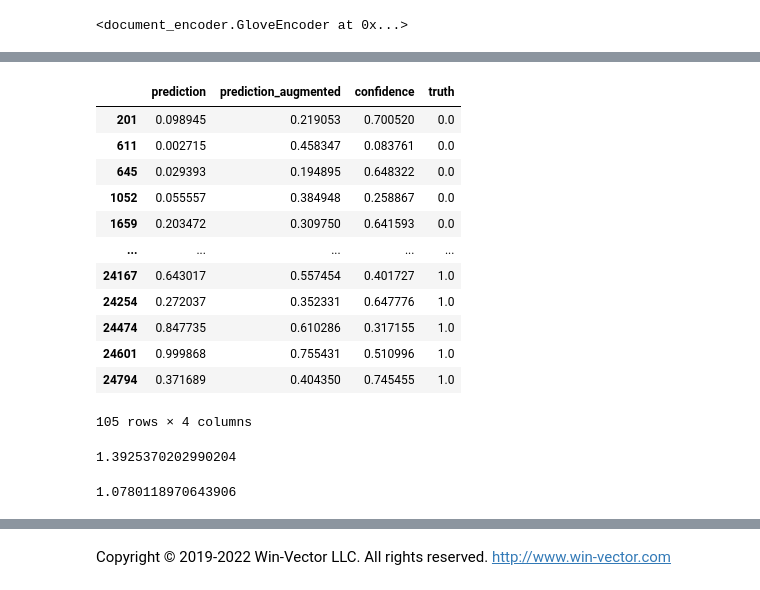
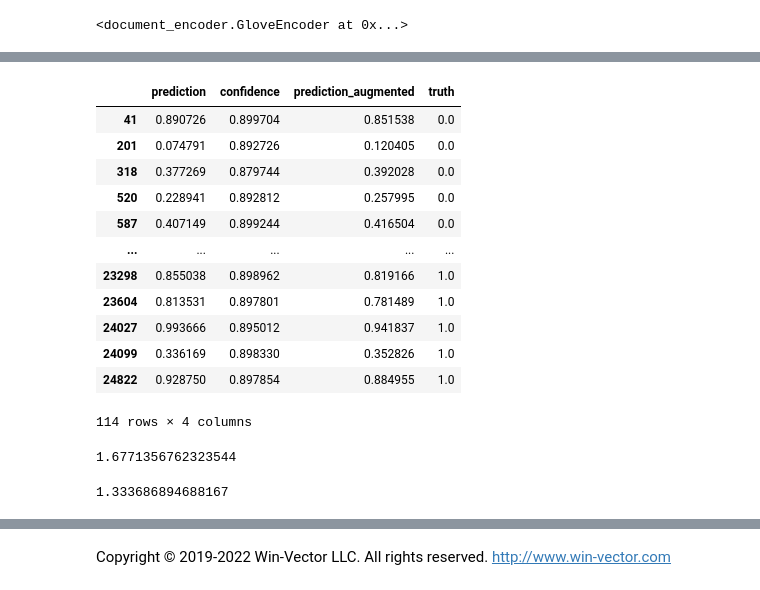
Before and after one commit to WinVector/ATasteOfDataScience, a Jupyter notebook: 03_Augment/IMDB_sentiment_aug.ipynb, the cells around one changed output, grey strips where cells are left out. Cells and saved outputs as stored; diff of their text form; code cells hidden in the pictures.

```diff
--- a/03_Augment/IMDB_sentiment_aug.ipynb
+++ b/03_Augment/IMDB_sentiment_aug.ipynb
@@ -80,8 +80,8 @@ encode_dim = encoder.encode_text("this is an example text", k=k).shape[0]
 def mk_model():
     """
     This is an augmented logistic model.
-    It predicts a 2-vector.
-    [p_class, p_class_augmented]
+    It predicts a 4-vector.
+    [p_class, certainty, uncertainty, p_class_augmented]
     The augmentation is, smoothing to 0.5 by the degree of ambiguousness
     """
     input_layer = Input(shape=(encode_dim, ), name='inputs')
@@ -94,7 +94,7 @@ def mk_model():
     mix_logistic_layer = Softmax(name='mix_logistic_layer')(mix_link_layer)
     mix_combined = Multiply(name='mix_combined')([signals_layer, mix_logistic_layer])
     mix_sum = Dense(1, name='mix_sum')(mix_combined)
-    result_layer = Concatenate(name='result_layer')([model0_logistic_layer, mix_sum])
+    result_layer = Concatenate(name='result_layer')([model0_logistic_layer, mix_logistic_layer, mix_sum])
     # https://keras.io/api/models/model/
     logistic_model = Model(input_layer, result_layer)
     # max sum add with weight 1 and no bias
@@ -107,7 +107,6 @@ def mk_model():
     logistic_model.compile(
         optimizer='rmsprop',
         loss='binary_crossentropy')
-
     return logistic_model
 
 logistic_model = mk_model()
@@ -136,9 +135,10 @@ To enable them in other operations, rebuild TensorFlow with the appropriate comp
 # training hyper-parameters
 # often searching, on simulated out of sample data,
 # for good values of these can impove model quality.
-epochs=200
-batch_size=512
-validation_split=0.2
+epochs = 200
+batch_size = 512
+validation_split = 0.2
+assumed_confidence = 0.9
 # %%
 # shuffle rows of training data in case neural net batching takes in ordered chunks
 permutation = numpy.random.choice(len(train_data.data), size=len(train_data.data), replace=False)
@@ -149,7 +149,7 @@ train_target_shuffled = [train_data.target[i] for i in permutation]
 # do the training on our first model, all the data
 history_big = logistic_model.fit(
     encoder.transform(train_data_shuffled),
-    numpy.asarray([[v, v] for v in train_target_shuffled]),
+    numpy.asarray([[v, assumed_confidence, 1.0 - assumed_confidence, v] for v in train_target_shuffled]),
     epochs=epochs,
     batch_size=batch_size,
     validation_split=validation_split)
@@ -175,7 +165,8 @@ array([[0.01410657, 0.03531567],
 # %%
 pred_test_frame = pandas.DataFrame(pred_test).copy()
-pred_test_frame.columns = ['prediction', 'prediction_augmented']
-pred_test_frame['confidence'] = (pred_test_frame['prediction_augmented'] - 0.5) / (pred_test_frame['prediction'] - 0.5)
+pred_test_frame.columns = ['prediction', 'confidence', 'uncertainty', 'prediction_augmented']
+del pred_test_frame['uncertainty']
+# pred_test_frame['confidence'] = (pred_test_frame['prediction_augmented'] - 0.5) / (pred_test_frame['prediction'] - 0.5)
 pred_test_frame['truth'] = numpy.array(test_data.target, dtype=float)
 # %%
 pred_test_frame
@@ -210,32 +201,32 @@ Our hope is, that this more complicated model uses the confidence estimate to im
 # %%
-uncertain = pred_test_frame['confidence'] < 0.75
+uncertain = pred_test_frame['confidence'] < assumed_confidence
 pred_test_frame.loc[uncertain, :]
 # %% [output]
-|  | prediction | prediction_augmented | confidence | truth |
-| 201 | 0.098945 | 0.219053 | 0.700520 | 0.0 |
-| 611 | 0.002715 | 0.458347 | 0.083761 | 0.0 |
-| 645 | 0.029393 | 0.194895 | 0.648322 | 0.0 |
-| 1052 | 0.055557 | 0.384948 | 0.258867 | 0.0 |
-| 1659 | 0.203472 | 0.309750 | 0.641593 | 0.0 |
+|  | prediction | confidence | prediction_augmented | truth |
+| 41 | 0.890726 | 0.899704 | 0.851538 | 0.0 |
+| 201 | 0.074791 | 0.892726 | 0.120405 | 0.0 |
+| 318 | 0.377269 | 0.879744 | 0.392028 | 0.0 |
+| 520 | 0.228941 | 0.892812 | 0.257995 | 0.0 |
+| 587 | 0.407149 | 0.899244 | 0.416504 | 0.0 |
 | ... | ... | ... | ... | ... |
-| 24167 | 0.643017 | 0.557454 | 0.401727 | 1.0 |
-| 24254 | 0.272037 | 0.352331 | 0.647776 | 1.0 |
-| 24474 | 0.847735 | 0.610286 | 0.317155 | 1.0 |
-| 24601 | 0.999868 | 0.755431 | 0.510996 | 1.0 |
-| 24794 | 0.371689 | 0.404350 | 0.745455 | 1.0 |
+| 23298 | 0.855038 | 0.898962 | 0.819166 | 1.0 |
+| 23604 | 0.813531 | 0.897801 | 0.781489 | 1.0 |
+| 24027 | 0.993666 | 0.895012 | 0.941837 | 1.0 |
+| 24099 | 0.336169 | 0.898330 | 0.352826 | 1.0 |
+| 24822 | 0.928750 | 0.897854 | 0.884955 | 1.0 |
-105 rows × 4 columns
+114 rows × 4 columns
 # %%
 wvpy.util.mean_deviance(
     predictions=pred_test_frame.loc[uncertain, 'prediction'],
     istrue=pred_test_frame.loc[uncertain, 'truth']
 )
 # %% [output]
-1.3925370202990204
+1.6771356762323544
 # %%
 wvpy.util.mean_deviance(
     predictions=pred_test_frame.loc[uncertain, 'prediction_augmented'],
     istrue=pred_test_frame.loc[uncertain, 'truth']
 )
 # %% [output]
-1.0780118970643906
+1.333686894688167
 # %% [markdown]
```
Also changed, not shown: parts of 14 cells of this notebook.
